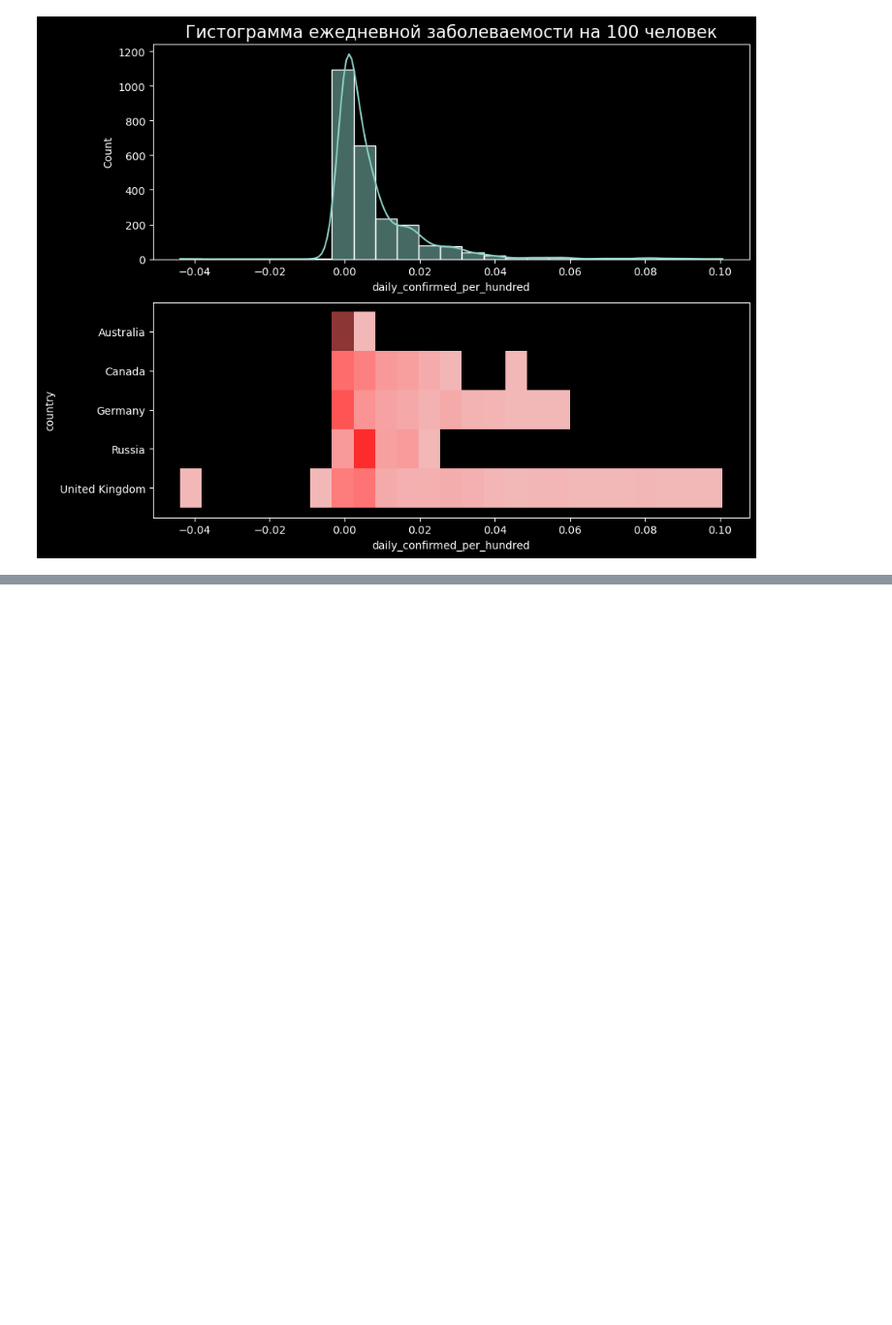
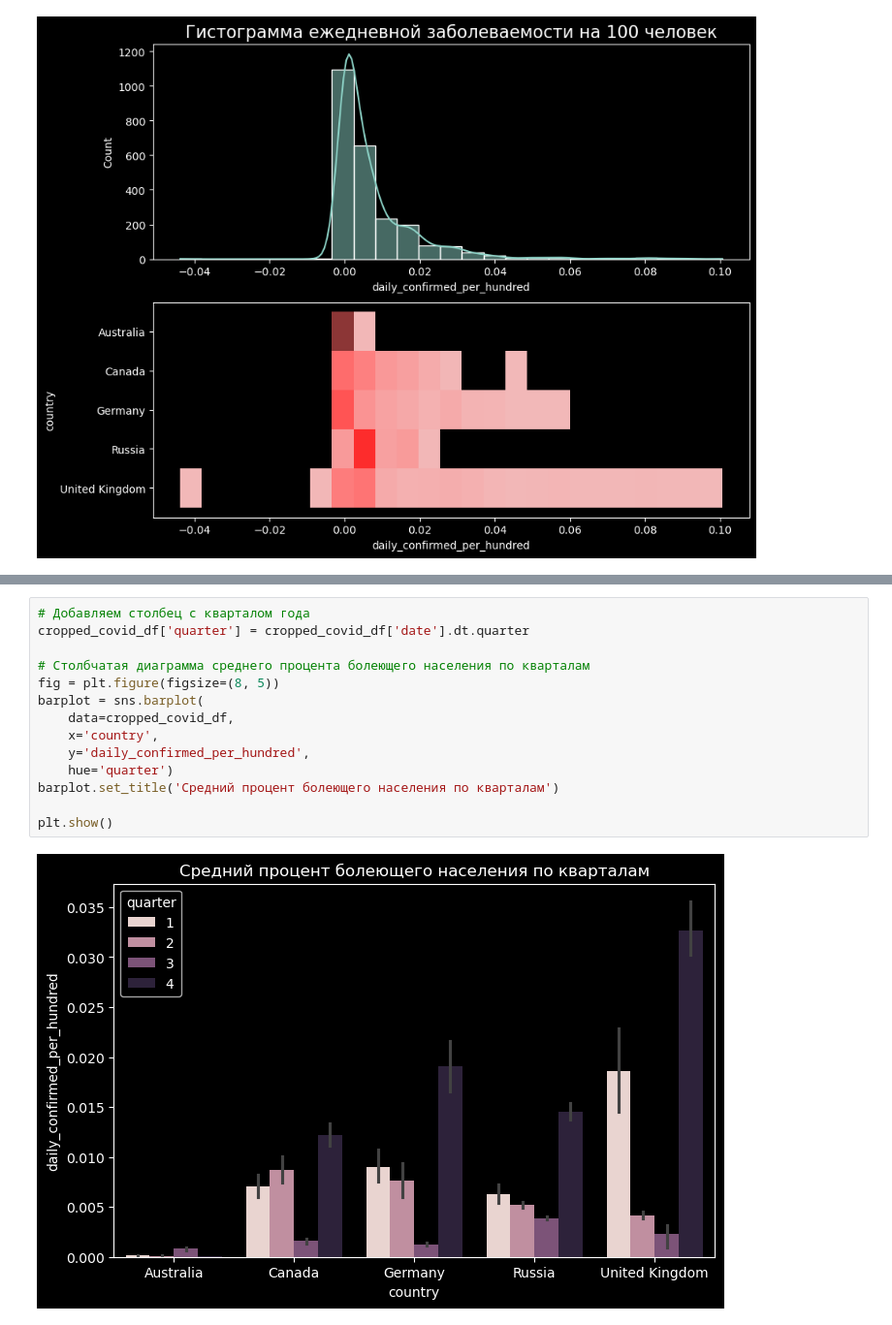
Before and after one commit to thetitorenko/sf_dspr_code, a Jupyter notebook: 01-block/06-python_13/06-python_13.ipynb, the cells around one changed output, grey strips where cells are left out. Shown at 97% size. Drawn from its saved outputs; the diff is of its cells as text; blank space fills up the shorter version.

```diff
--- a/01-block/06-python_13/06-python_13.ipynb
+++ b/01-block/06-python_13/06-python_13.ipynb
@@ -440,3 +441,19 @@ boxplot.grid()
 plt.show()
 # %% [output]
 [figure]
+# %%
+# Добавляем столбец с кварталом года
+cropped_covid_df['quarter'] = cropped_covid_df['date'].dt.quarter
+
+# Столбчатая диаграмма среднего процента болеющего населения по кварталам
+fig = plt.figure(figsize=(8, 5))
+barplot = sns.barplot(
+    data=cropped_covid_df,
+    x='country',
+    y='daily_confirmed_per_hundred',
+    hue='quarter')
+barplot.set_title('Средний процент болеющего населения по кварталам')
+
+plt.show()
+# %% [output]
+[figure, added]
```
Also changed, not shown: parts of 6 cells of this notebook.
